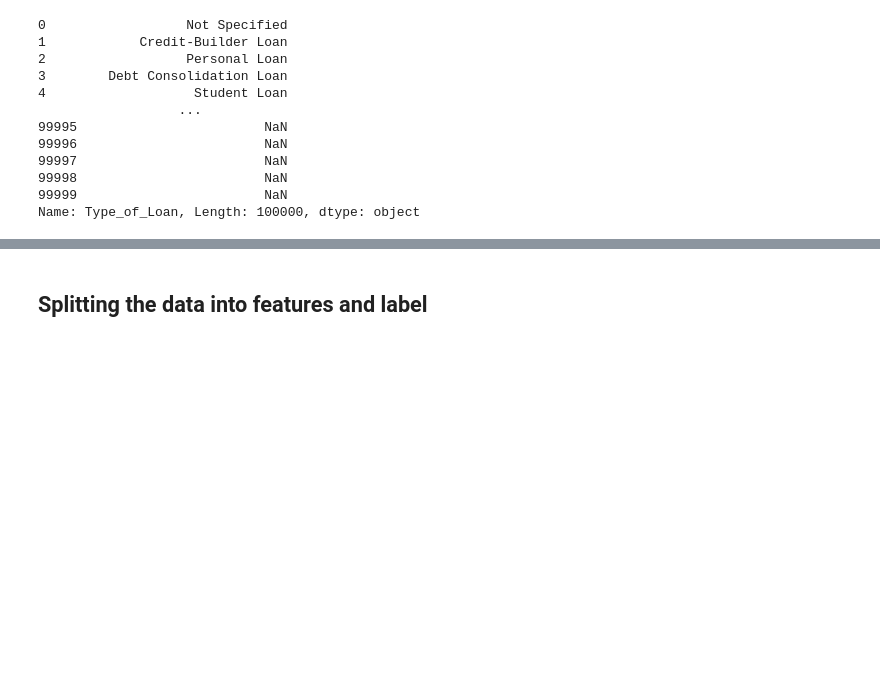
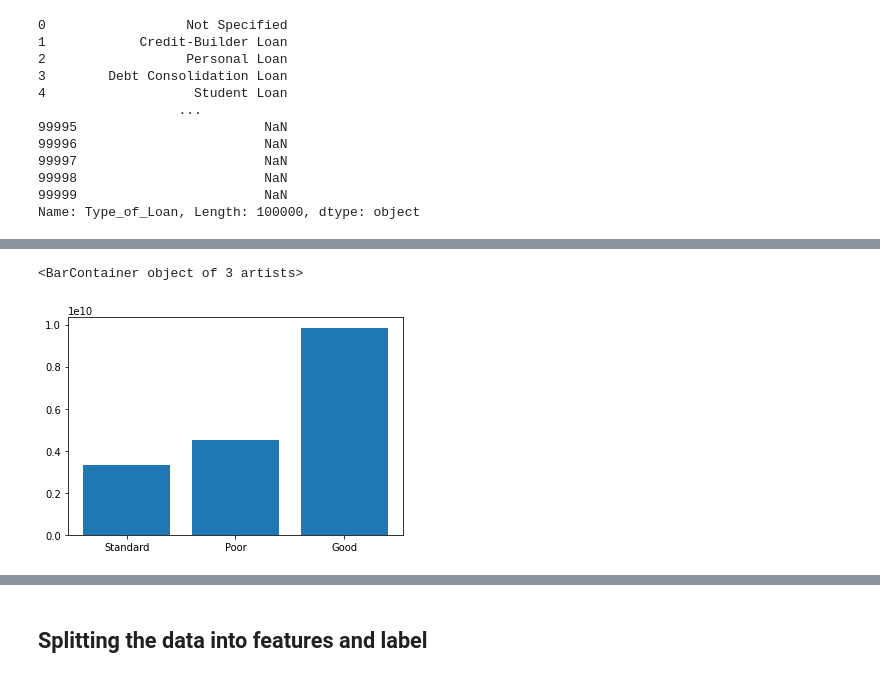
Before and after one commit to sheunq/Credit-Score, a Jupyter notebook: credit-score-with-stacking-classifier-ensembles.ipynb, the cells around one changed output, grey strips where cells are left out. Drawn from its saved outputs; the diff is of its cells as text; code cells hidden in the pictures; blank space fills up the shorter version.

```diff
--- a/credit-score-with-stacking-classifier-ensembles.ipynb
+++ b/credit-score-with-stacking-classifier-ensembles.ipynb
@@ -437,0 +689,5 @@ Name: Type_of_Loan, dtype: int64
+# %%
+plt.bar(data.Credit_Score.value_counts().index,data.groupby('Credit_Score')['Annual_Income'].sum())
+# %% [output]
+<BarContainer object of 3 artists>
+[figure, added]
```
Also changed, not shown: parts of 48 cells of this notebook.
